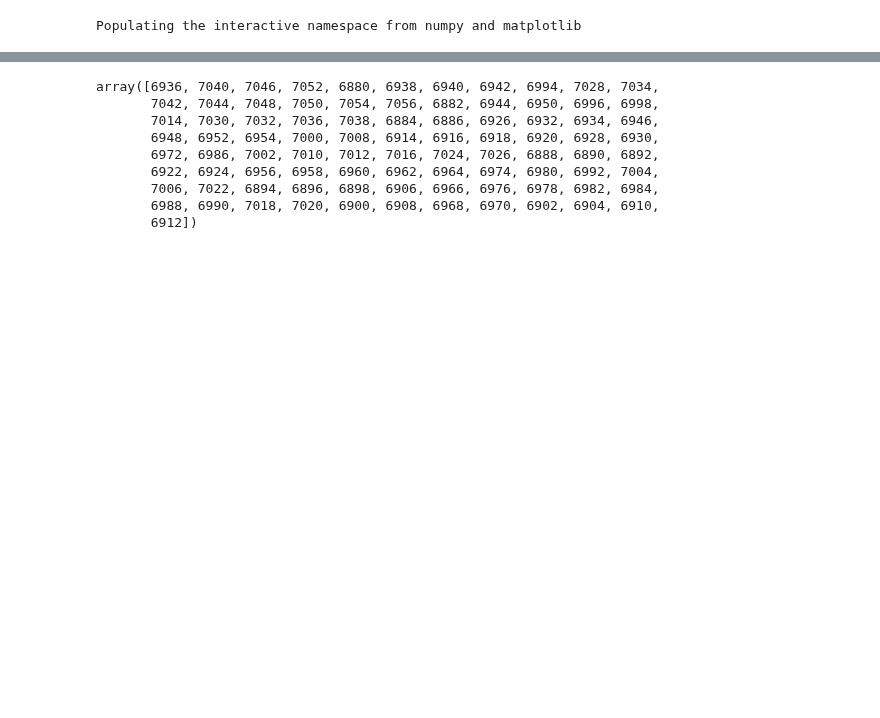
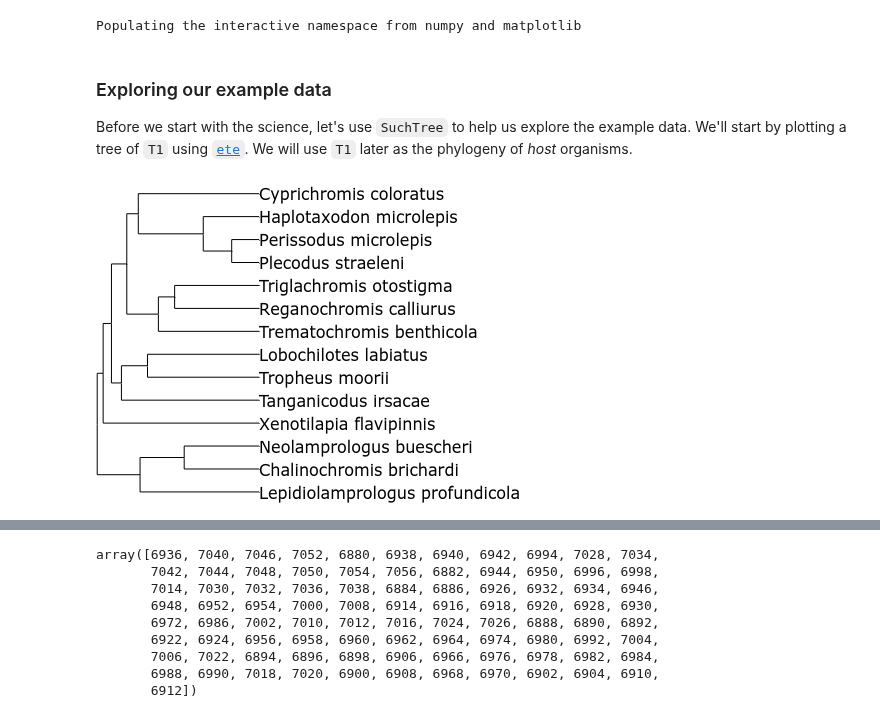
Before and after one commit to ryneches/SuchTree, a Jupyter notebook: example_2.ipynb, the cells around one changed output, grey strips where cells are left out. Cells and saved outputs as stored; diff of their text form; code cells hidden in the pictures; blank space fills up the shorter version.

```diff
--- a/example_2.ipynb
+++ b/example_2.ipynb
@@ -14,3 +14,37 @@ T2 = SuchTree( 'http://edhar.genomecenter.ucdavis.edu/~russell/fishpoo/fishpoo2_
 links = pd.read_csv( 'http://edhar.genomecenter.ucdavis.edu/~russell/fishpoo/fishpoo2_p200_c2_host_count_table.tsv',
                     sep='\t', index_col='Host')
 links.index = map( lambda x : x.replace(' ','_'), links.index )
+# %% [markdown]
+### Exploring our example data
+
+Before we start with the science, let's use `SuchTree` to help us explore
+the example data. We'll start by plotting a tree of `T1` using [`ete`]().
+We will use `T1` later as the phylogeny of *host* organisms.
+# %%
+from ete2 import Tree, TreeStyle, NodeStyle, TextFace
+from numpy import linspace
+
+ts = TreeStyle()
+ts.mode = 'r'
+ts.show_leaf_name = True
+ts.branch_vertical_margin = 2
+ts.scale = 10
+ts.show_leaf_name = False
+ts.show_scale = False
+
+nstyle = NodeStyle()
+nstyle['size'] = 0
+
+ete_tree = Tree( 'SuchTree/tests/test.tree' )
+
+for node in ete_tree.traverse() :
+    node.set_style(nstyle)
+    if node.is_leaf :
+        tf = TextFace( node.name.replace('_',' ').replace('\'','') )
+        tf.fsize = 10
+        tf.hz_align = 100
+        node.add_face( tf, 0 )
+
+ete_tree.render("%%inline", w=120, units="mm", tree_style=ts)
+# %% [output]
+[figure, added]
```
Also changed, not shown: parts of 22 cells of this notebook, 3 other files.
